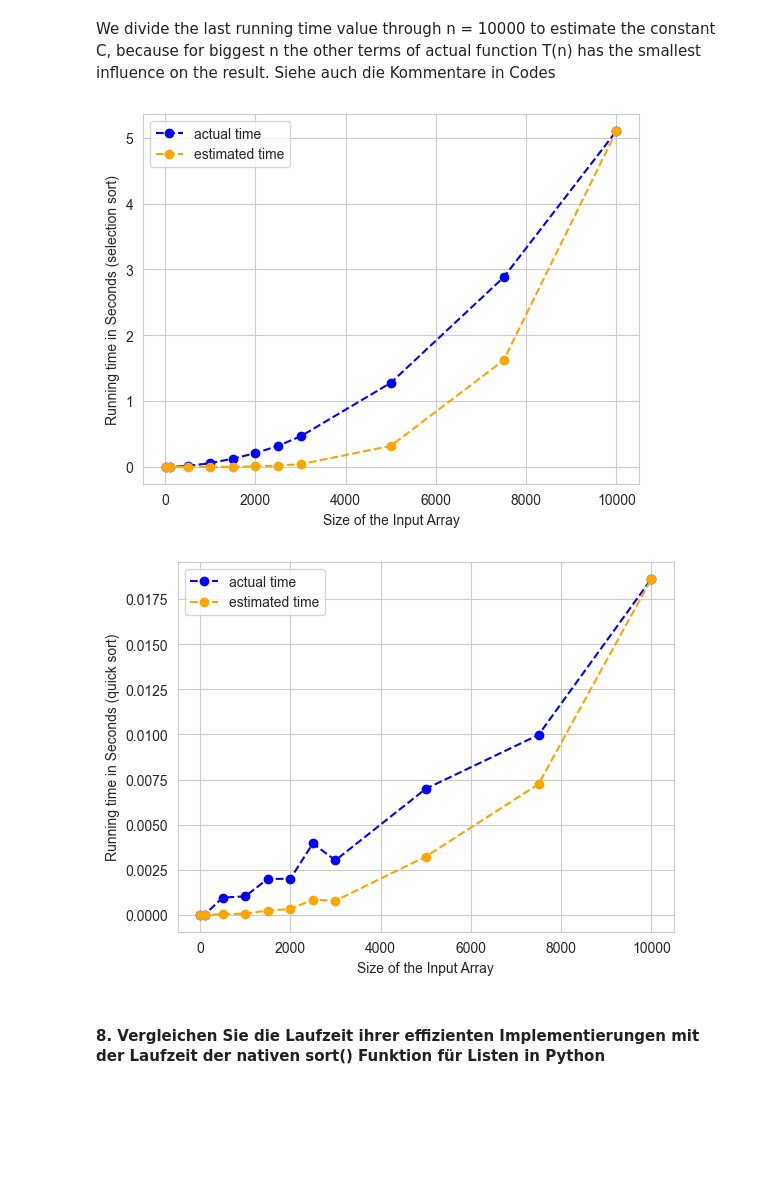
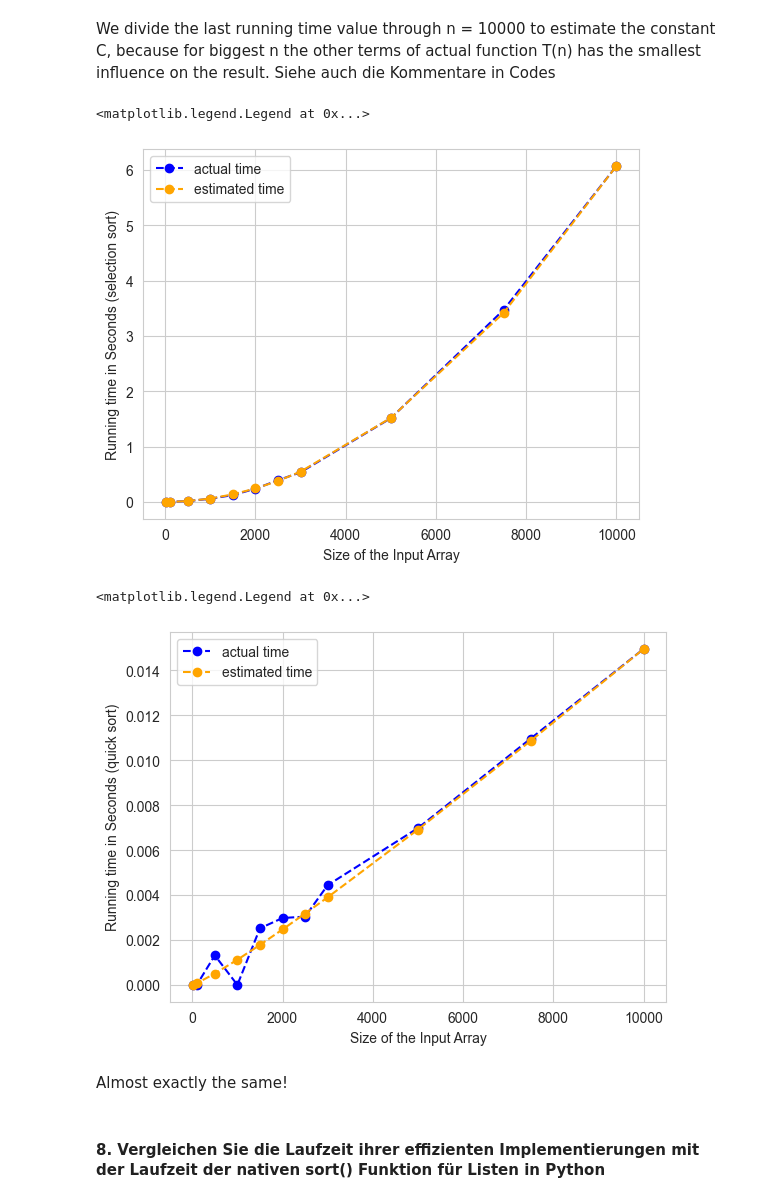
Before and after one commit to Shengye-Wu/AlgorithmusBlatt08, a Jupyter notebook: sorting.ipynb, the cells around one changed output. Drawn from its saved outputs; the diff is of its cells as text; code cells hidden in the pictures; blank space fills up the shorter version.

```diff
--- a/sorting.ipynb
+++ b/sorting.ipynb
@@ -64,10 +64,10 @@ def quickSort(array):
             rlist.append(array[i])
         else:
             mlist.append(array[i])
-    return quickSort(llist) + mlist + quickSort(rlist) # Recursive call: put all sorted parts together
+    return array # Recursive call: put all sorted parts together
 # %%
 array = [7,5,8,1]
-quickSort(array)
+array = quickSort(array)
 print(array) # das sortierte array
 # %% [output]
 [7, 5, 8, 1]
@@ -205,7 +205,7 @@ Now calculate C with the data form the last group, where other polynom terms can
 """
 # Selection sort
 n_cubic = array_sizes * np.array(array_sizes) # n^2
-C =  s_times / n_cubic[-1] # C = T(n) / n^2
+C =  s_times[-1] / n_cubic[-1] # C = T(n) / n^2
 t_asympt = C * n_cubic # T(n)_asympt = C * n^2
 
 x = array_sizes
@@ -217,30 +217,32 @@ plt.plot(x, y2 , color= "orange", linestyle='dashed', marker= "o", label= "estim
 plt.xlabel("Size of the Input Array")
 plt.ylabel("Running time in Seconds (selection sort)")
 plt.legend()
-plt.show()
 # %% [output]
+<matplotlib.legend.Legend at 0x...>
-[figure, old version]
+[figure, new version]
 # %%
 """
 According to O-Notation the running time is approximately T(n) = C * nlogn
 Now calculate C with the data form the last group, where other polynom terms can be neglected
 """
 # Quick sort
 n_nlogn = array_sizes * np.array(np.log(array_sizes)) # nlogn
-C =  q_times / n_nlogn[-1] # C = T(n) / n^2
-t_asympt = C * n_nlogn # T(n)_asympt = C * n^2
+C =  q_times[-1] / n_nlogn[-1] # C = T(n) / nlogn
+t_asympt = C * n_nlogn # T(n)_asympt = C * nlogn
 
 x = array_sizes
 y1 = q_times
 y2 = t_asympt
 
 plt.plot(x, y1 , color= "blue", linestyle='dashed', marker= "o", label= "actual time")
 plt.plot(x, y2 , color= "orange", linestyle='dashed', marker= "o", label= "estimated time")
 plt.xlabel("Size of the Input Array")
 plt.ylabel("Running time in Seconds (quick sort)")
 plt.legend()
-plt.show()
 # %% [output]
+<matplotlib.legend.Legend at 0x...>
-[figure, old version]
+[figure, new version]
+# %% [markdown]
+Almost exactly the same!
 # %% [markdown]
 #### 8. Vergleichen Sie die Laufzeit ihrer effizienten Implementierungen mit der Laufzeit der nativen sort() Funktion für Listen in Python
```
Also changed, not shown: parts of 10 cells of this notebook, 7 other files.
